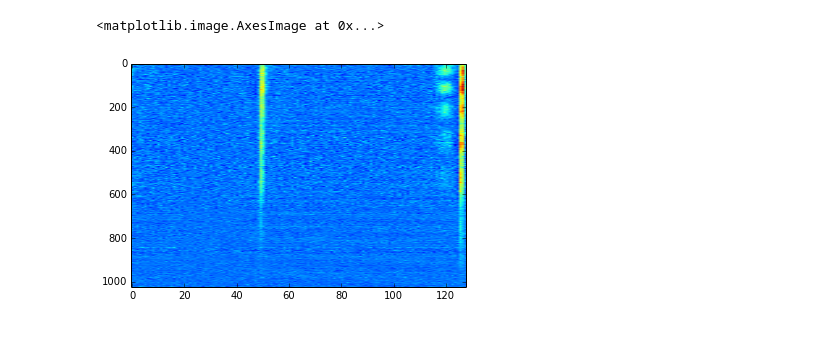
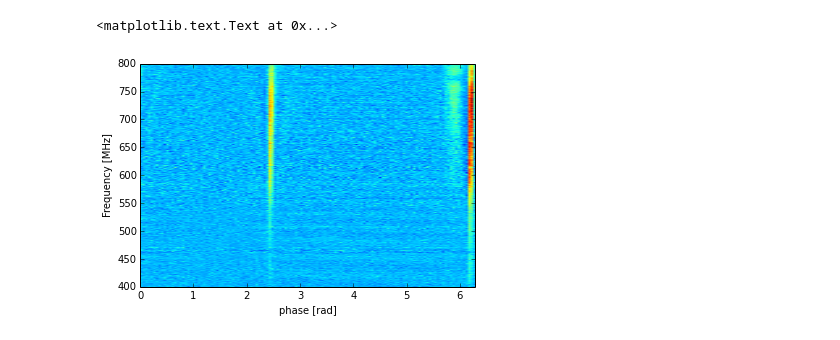
Before and after one commit to ramain/scint_analysis, a Jupyter notebook: crab/PolarizationTest.ipynb, the cells around one changed output. Cells and saved outputs as stored; diff of their text form; code cells hidden in the pictures.

```diff
--- a/crab/PolarizationTest.ipynb
+++ b/crab/PolarizationTest.ipynb
@@ -7,10 +15,12 @@ import matplotlib.cm as cm
 # %%
 n = np.load('data/Crab_Foldedspec.npy')
-# %%
-plt.imshow(n[:,:,0],aspect='auto')
-# %% [output]
-<matplotlib.image.AxesImage at 0x...>
-[figure, removed]
+# %%
+plt.imshow(n[:,:,(0,3)].sum(-1),aspect='auto',extent=[0,2*np.pi,400,800])
+plt.xlabel('phase [rad]')
+plt.ylabel('Frequency [MHz]')
+# %% [output]
+<matplotlib.text.Text at 0x...>
+[figure, added]
 # %%
 MPspec = n[:,-5:-1,:].sum(1)
 #MPspec = np.load('data/MPSummed2015-07-24T08:02:22.716.npy')
```
Also changed, not shown: parts of 27 cells of this notebook, 1 other file.
